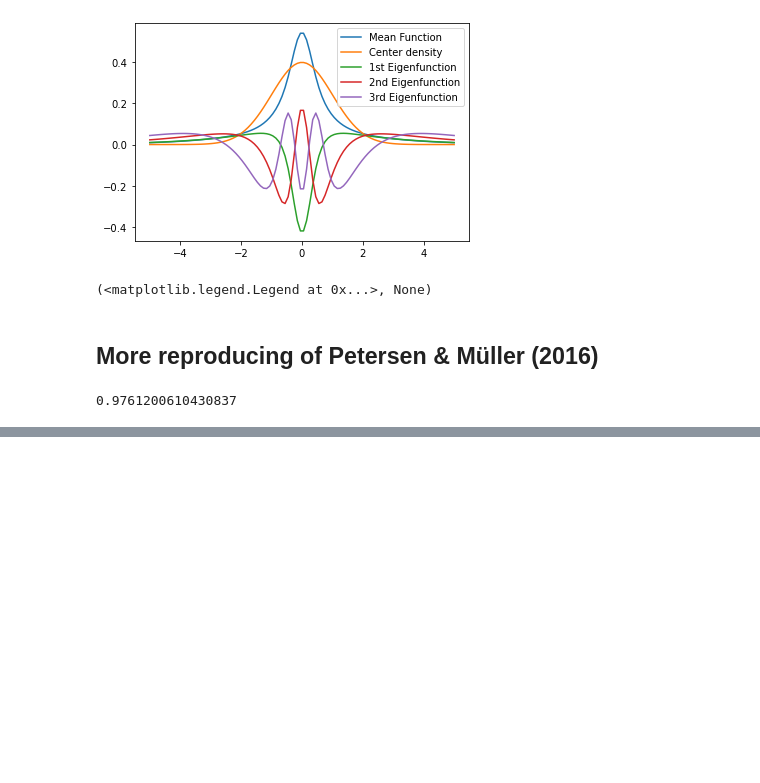
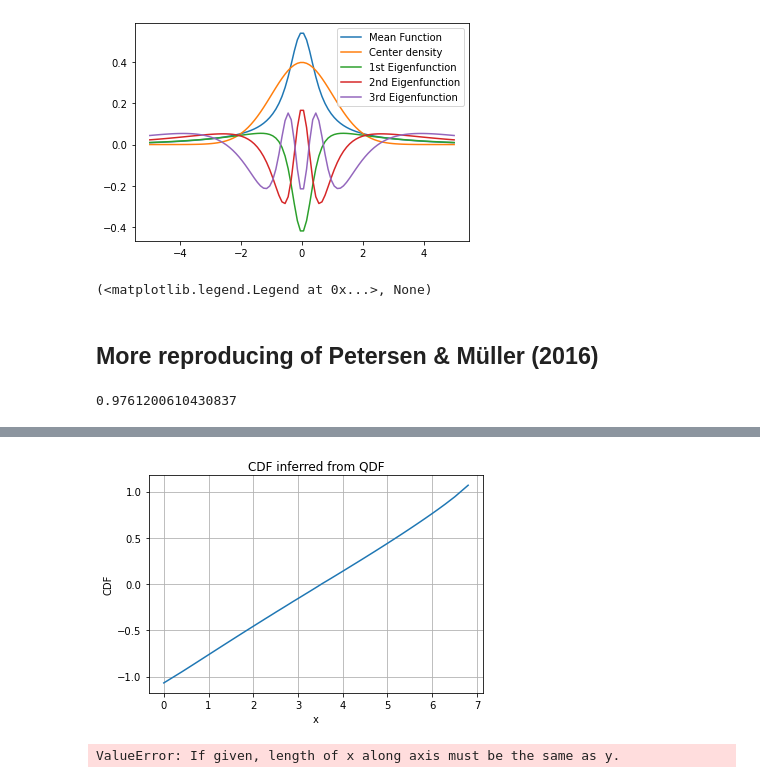
Before and after one commit to mirkimirk/thesis_frechet_fda, a Jupyter notebook: src/frechet_fda/sandbox.ipynb, the cells around one changed output, grey strips where cells are left out. Drawn from its saved outputs; the diff is of its cells as text; code cells hidden in the pictures; blank space fills up the shorter version.

```diff
--- a/src/frechet_fda/sandbox.ipynb
+++ b/src/frechet_fda/sandbox.ipynb
@@ -586,0 +623,51 @@ plt.show()
+# %%
+# Example QDF (replace with your own function)
+qdf_values = mean_qd_func
+
+# Generate probability values from 0 to 1
+p_values = np.linspace(0, 1, 100)
+
+# Integrate the QDF to get the quantile function using Riemann sums
+quantile_function = [riemann_sum(0, p, 100, lambda x: np.interp(x, p_values, qdf_values), method="left") for p in p_values]
+
+# Invert the quantile function to get the CDF
+cdf_values = p_values
+x_values = quantile_function
+
+# Plot the CDF
+plt.plot(x_values, quantiles_discretized[0])
+plt.xlabel('x')
+plt.ylabel('CDF')
+plt.title('CDF inferred from QDF')
+plt.grid(True)
+plt.show()
+# %% [output]
+[figure, added]
+# %%
+from scipy.integrate import cumtrapz
+
+# Generate probability values from 0 to 1
+p_values = np.linspace(0.01, 0.99, 100)
+
+# Integrate the QDF to get the quantile function using Riemann sums
+quantile_function = [riemann_sum(0, p, 100, lambda x: np.interp(x, p_values, qdf_values), method="left") for p in p_values]
+# Assume qdf_values is your vector of QDF evaluations at 100 evenly spaced points in [0,1]
+qdf_values = 1 / norm_density(norm.ppf(grid_quantiles, mus, sigmas), mus, sigmas)
+
+
+# Integrate the QDF to get the quantile function
+quantile_function = cumtrapz(qdf_values, p_values, initial=0)
+
+# Invert the quantile function to get the CDF
+cdf_values = p_values
+x_values = quantile_function
+
+# Plot the CDF
+plt.plot(x_values, cdf_values)
+plt.xlabel('x')
+plt.ylabel('CDF')
+plt.title('CDF inferred from QDF')
+plt.grid(True)
+plt.show()
+# %% [output]
+ValueError: If given, length of x along axis must be the same as y.
```
Also changed, not shown: parts of 24 cells of this notebook, 3 other files.
